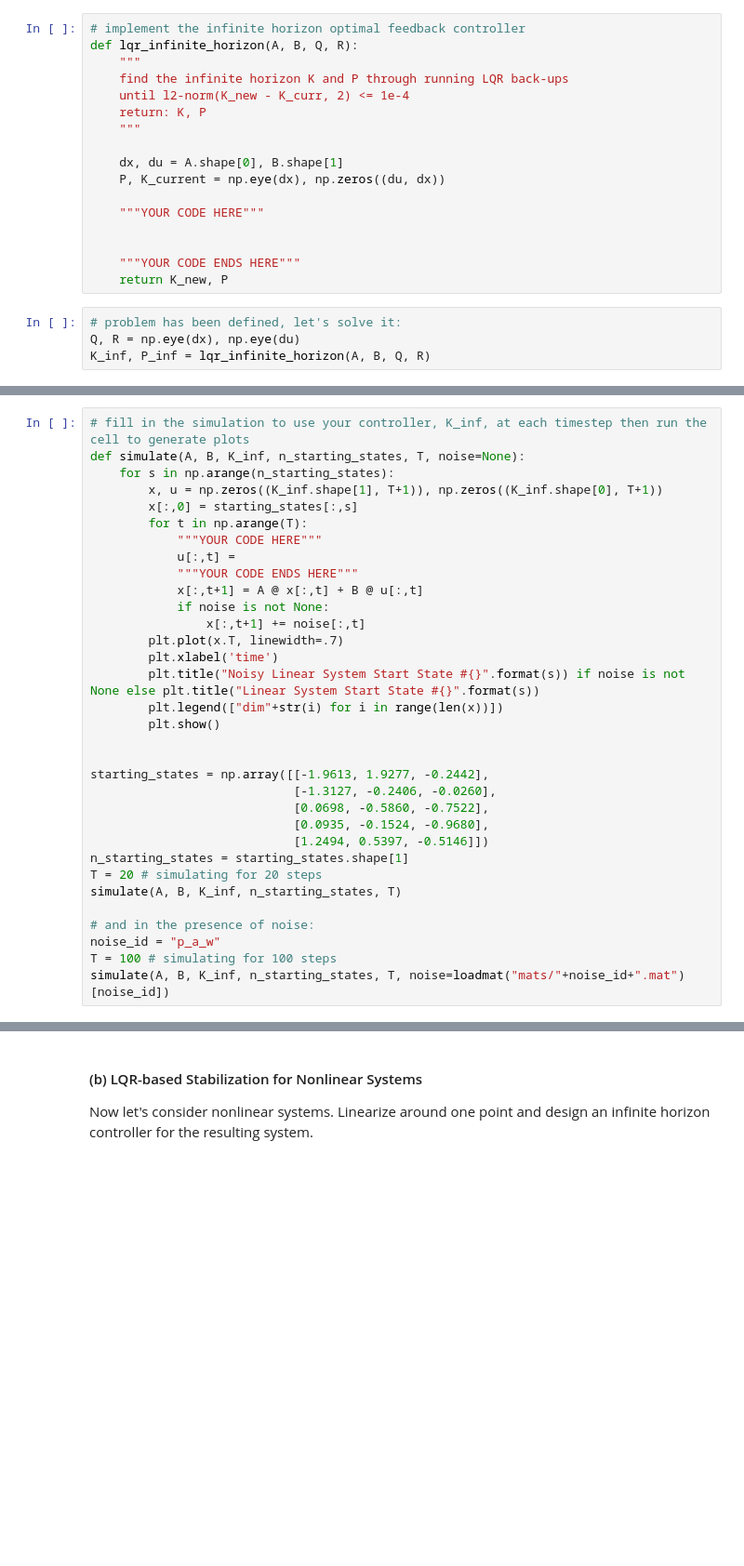
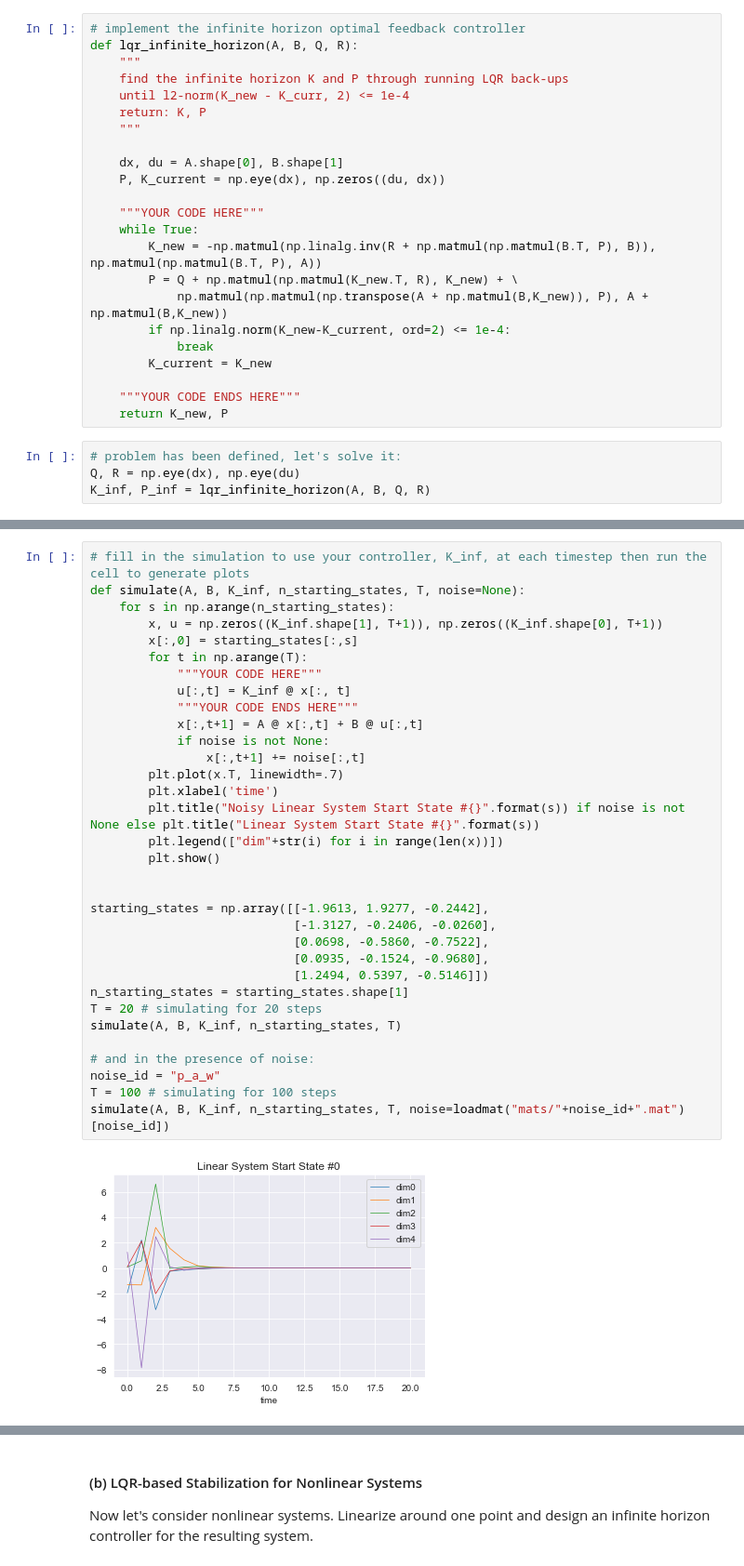
Before and after one commit to tpvt99/robotics, a Jupyter notebook: cs287hw2/lqr.ipynb, the cells around one changed output, grey strips where cells are left out. Shown at 93% size. Saved outputs shown, nothing was run; the diff lists cells and outputs as text; blank space fills up the shorter version.

```diff
--- a/cs287hw2/lqr.ipynb
+++ b/cs287hw2/lqr.ipynb
@@ -71,7 +77,13 @@ def lqr_infinite_horizon(A, B, Q, R):
     P, K_current = np.eye(dx), np.zeros((du, dx))
 
     """YOUR CODE HERE"""
-
+    while True:
+        K_new = -np.matmul(np.linalg.inv(R + np.matmul(np.matmul(B.T, P), B)), np.matmul(np.matmul(B.T, P), A))
+        P = Q + np.matmul(np.matmul(K_new.T, R), K_new) + \
+            np.matmul(np.matmul(np.transpose(A + np.matmul(B,K_new)), P), A + np.matmul(B,K_new))
+        if np.linalg.norm(K_new-K_current, ord=2) <= 1e-4:
+            break
+        K_current = K_new
 
     """YOUR CODE ENDS HERE"""
     return K_new, P
@@ -89,31 +105,33 @@ Here's what a reference plot looks like for the _first starting state with no no
 def simulate(A, B, K_inf, n_starting_states, T, noise=None):
     for s in np.arange(n_starting_states):
         x, u = np.zeros((K_inf.shape[1], T+1)), np.zeros((K_inf.shape[0], T+1))
         x[:,0] = starting_states[:,s]
         for t in np.arange(T):
             """YOUR CODE HERE"""
-            u[:,t] =
+            u[:,t] = K_inf @ x[:, t]
             """YOUR CODE ENDS HERE"""
             x[:,t+1] = A @ x[:,t] + B @ u[:,t]
             if noise is not None:
                 x[:,t+1] += noise[:,t]
         plt.plot(x.T, linewidth=.7)
         plt.xlabel('time')
         plt.title("Noisy Linear System Start State #{}".format(s)) if noise is not None else plt.title("Linear System Start State #{}".format(s))
         plt.legend(["dim"+str(i) for i in range(len(x))])
         plt.show()
 
 
 starting_states = np.array([[-1.9613, 1.9277, -0.2442],
                             [-1.3127, -0.2406, -0.0260],
                             [0.0698, -0.5860, -0.7522],
                             [0.0935, -0.1524, -0.9680],
                             [1.2494, 0.5397, -0.5146]])
 n_starting_states = starting_states.shape[1]
 T = 20 # simulating for 20 steps
 simulate(A, B, K_inf, n_starting_states, T)
 
 # and in the presence of noise:
 noise_id = "p_a_w"
 T = 100 # simulating for 100 steps
 simulate(A, B, K_inf, n_starting_states, T, noise=loadmat("mats/"+noise_id+".mat")[noise_id])
+# %% [output]
+[figure, added]
```
Also changed, not shown: parts of 13 cells of this notebook, 5 other files.
